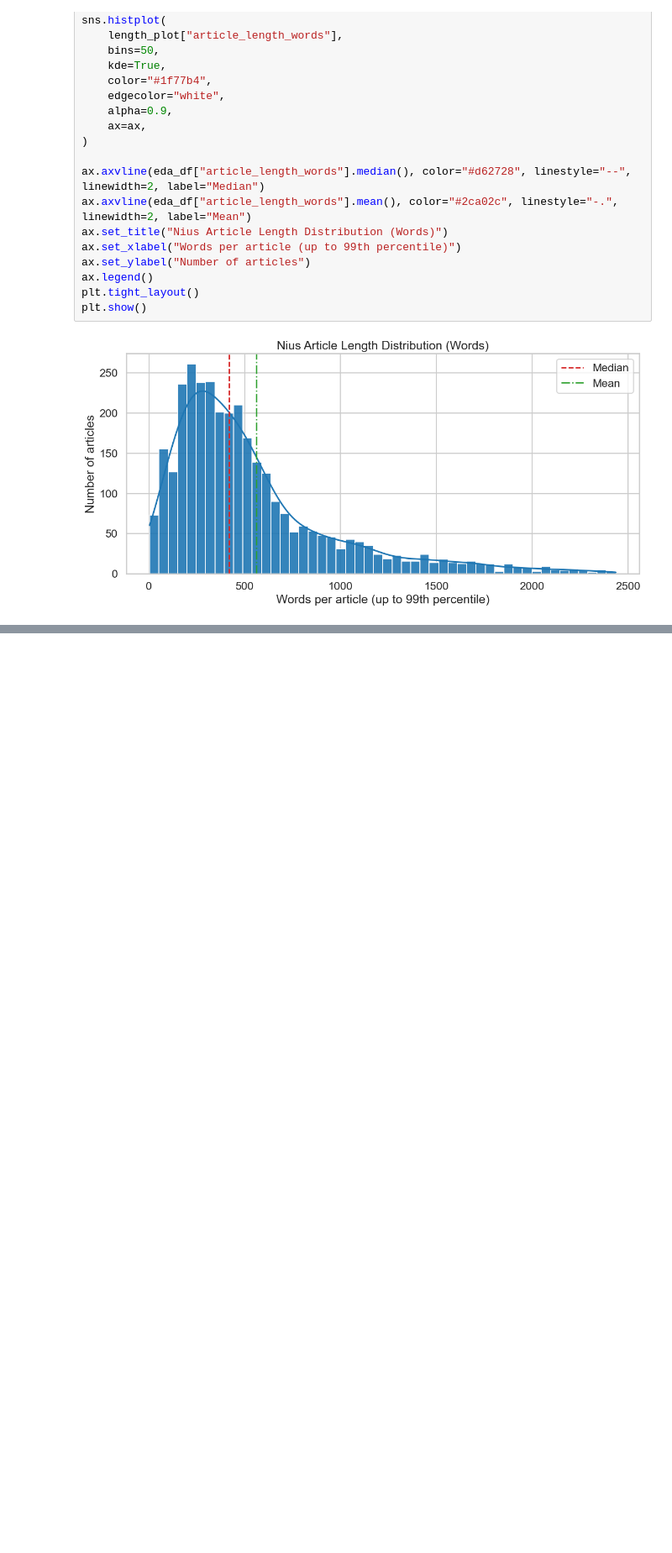
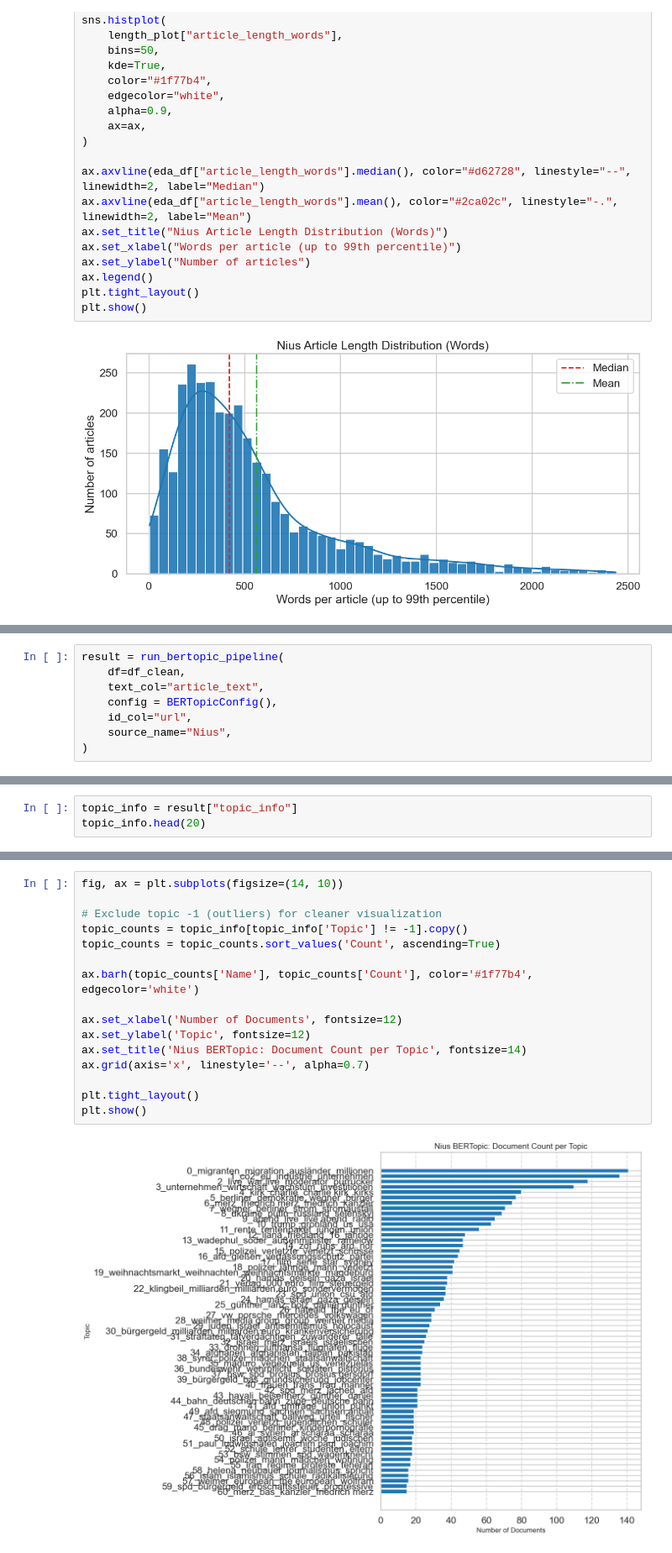
Before and after one commit to mattishaumann/Thesis, a Jupyter notebook: data preprocessing/03_Nius.ipynb, the cells around one changed output, grey strips where cells are left out. Shown at 84% size. Saved outputs shown, nothing was run; the diff lists cells and outputs as text; blank space fills up the shorter version.

```diff
--- a/data preprocessing/03_Nius.ipynb
+++ b/data preprocessing/03_Nius.ipynb
@@ -416,0 +441,8 @@ plt.show()
+# %%
+result = run_bertopic_pipeline(
+    df=df_clean,
+    text_col="article_text",
+    config = BERTopicConfig(),
+    id_col="url",
+    source_name="Nius",
+)
@@ -416,0 +465,3 @@ plt.show()
+# %%
+topic_info = result["topic_info"]
+topic_info.head(20)
@@ -416,0 +503,18 @@ plt.show()
+# %%
+fig, ax = plt.subplots(figsize=(14, 10))
+
+# Exclude topic -1 (outliers) for cleaner visualization
+topic_counts = topic_info[topic_info['Topic'] != -1].copy()
+topic_counts = topic_counts.sort_values('Count', ascending=True)
+
+ax.barh(topic_counts['Name'], topic_counts['Count'], color='#1f77b4', edgecolor='white')
+
+ax.set_xlabel('Number of Documents', fontsize=12)
+ax.set_ylabel('Topic', fontsize=12)
+ax.set_title('Nius BERTopic: Document Count per Topic', fontsize=14)
+ax.grid(axis='x', linestyle='--', alpha=0.7)
+
+plt.tight_layout()
+plt.show()
+# %% [output]
+[figure, added]
```
Also changed, not shown: parts of 11 cells of this notebook, 5 other files.
